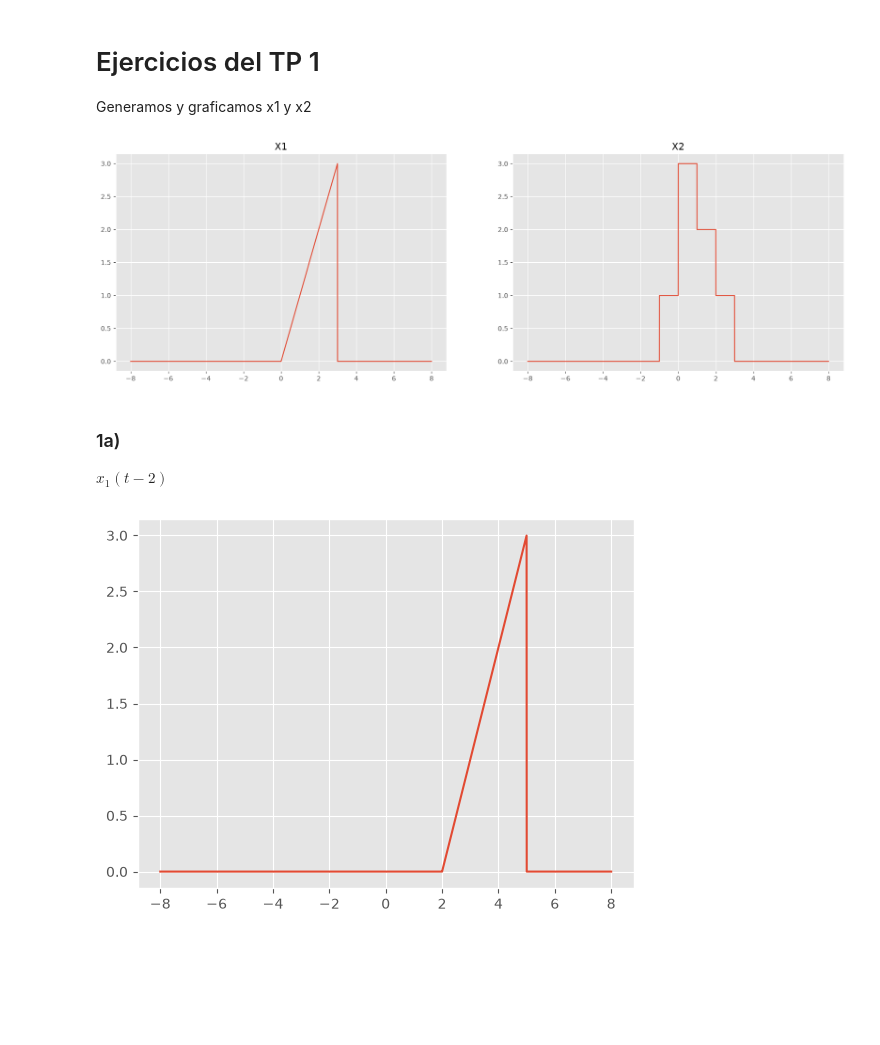
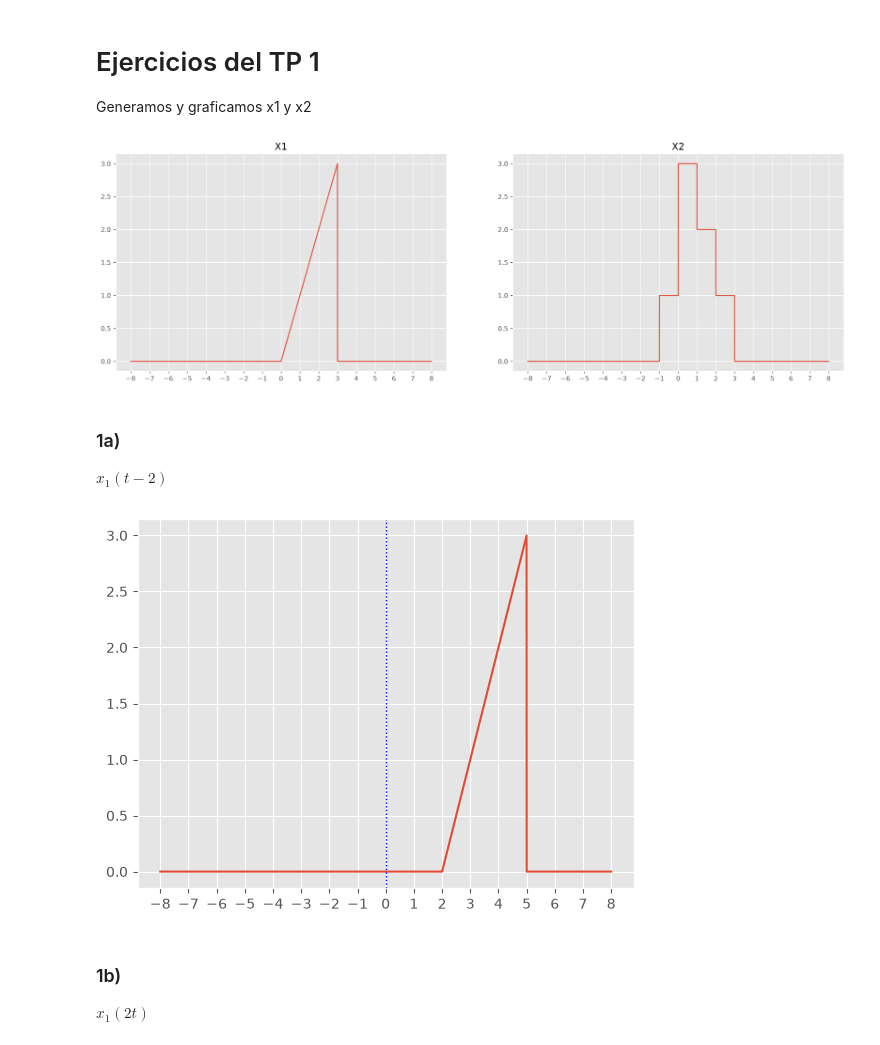
Before and after one commit to ilavaggi/SyS-2026, a Jupyter notebook: TP1.ipynb, the cells around one changed output. Drawn from its saved outputs; the diff is of its cells as text; code cells hidden in the pictures; blank space fills up the shorter version.

```diff
--- a/TP1.ipynb
+++ b/TP1.ipynb
@@ -28,30 +28,38 @@ plt.style.use("ggplot")
 
 coso,eje = plt.subplots(1,2,figsize=(20,6))
 
-
 t = np.linspace(-8,8,7000)
 x1t = x1(t)
 x2t = x2(t)
 
-eje[0].plot(t,x1t)
+eje[0].plot(t,x1t,markevery=0.5)
 eje[1].plot(t,x2t)
 
 eje[0].set_title("X1")
 eje[1].set_title("X2")
 
+eje[0].set_xticks(range(-8, 9)) # para que me ponga las rayitas cada 1 en lugar de cada 2
+eje[1].set_xticks(range(-8, 9))
+
 plt.show()
 # %% [output]
-[figure, old version]
+[figure, new version]
 # %%
 t = np.linspace(-8,8,7000) #le ponemos el msmo t a todos
 # %% [markdown]
 ### 1a)
 $x_1(t-2)$
 # %%
-x1t = x1(t-2)
+x1t = x1(t-2) #full trampa
+
 plt.plot(t,x1t)
+plt.xticks(range(-8,9)) # misma historia con las marquitas de arriba
+plt.axvline(0, color="blue", linewidth=1, linestyle=":") #trazo la ordenada
 plt.show()
 # %% [output]
-[figure, old version]
+[figure, new version]
+# %% [markdown]
+### 1b)
+$x_1(2t)$
 # %%
 x1t = x1(2*t)
```
Also changed, not shown: parts of 11 cells of this notebook.
